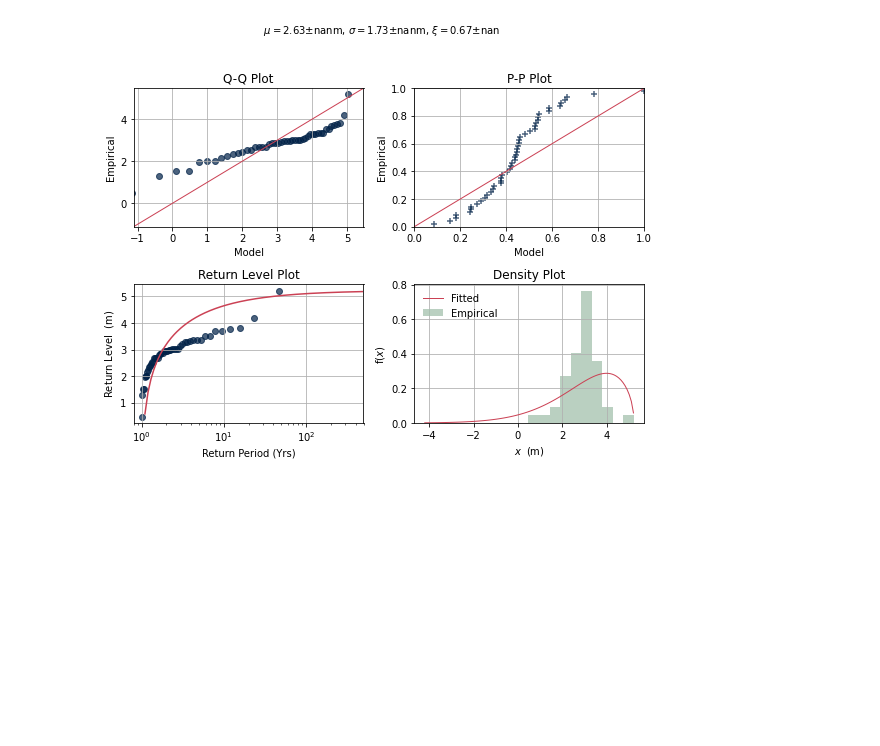
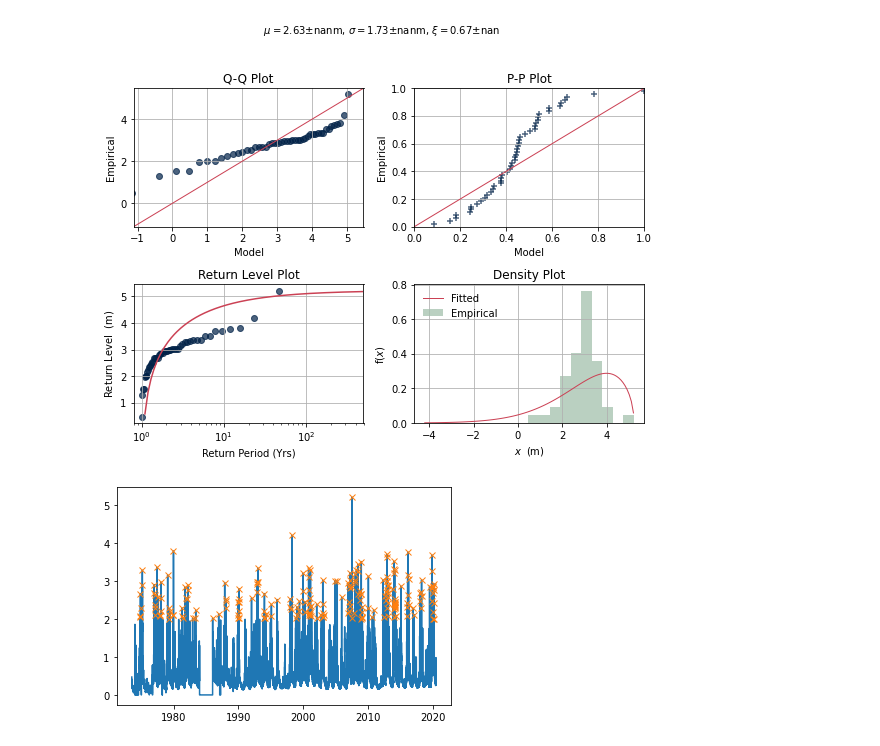
Before and after one commit to ai4er-cdt/flood_risk_shipston, a Jupyter notebook: notebooks/sdat_extremes_initial.ipynb, the cells around one changed output. Cells and saved outputs as stored; diff of their text form; code cells hidden in the pictures; blank space fills up the shorter version.

```diff
--- a/notebooks/sdat_extremes_initial.ipynb
+++ b/notebooks/sdat_extremes_initial.ipynb
@@ -183,3 +172,7 @@ extremes(np_max[~np.isnan(np_max)])
 OrderedDict([('shape', 0.6680169350764469), ('location', 2.6340915571865824), ('scale', 1.7300270898113408)])
 OrderedDict([('shape', (nan, nan)), ('location', (nan, nan)), ('scale', (nan, nan))])
 [figure]
+# %%
+return_peaks(stage60_filtered["Stage [m]"].to_numpy(), stage60_filtered["Date"].to_numpy())
+# %% [output]
+[figure, added]
```
Also changed, not shown: parts of 13 cells of this notebook, 3 other files.
